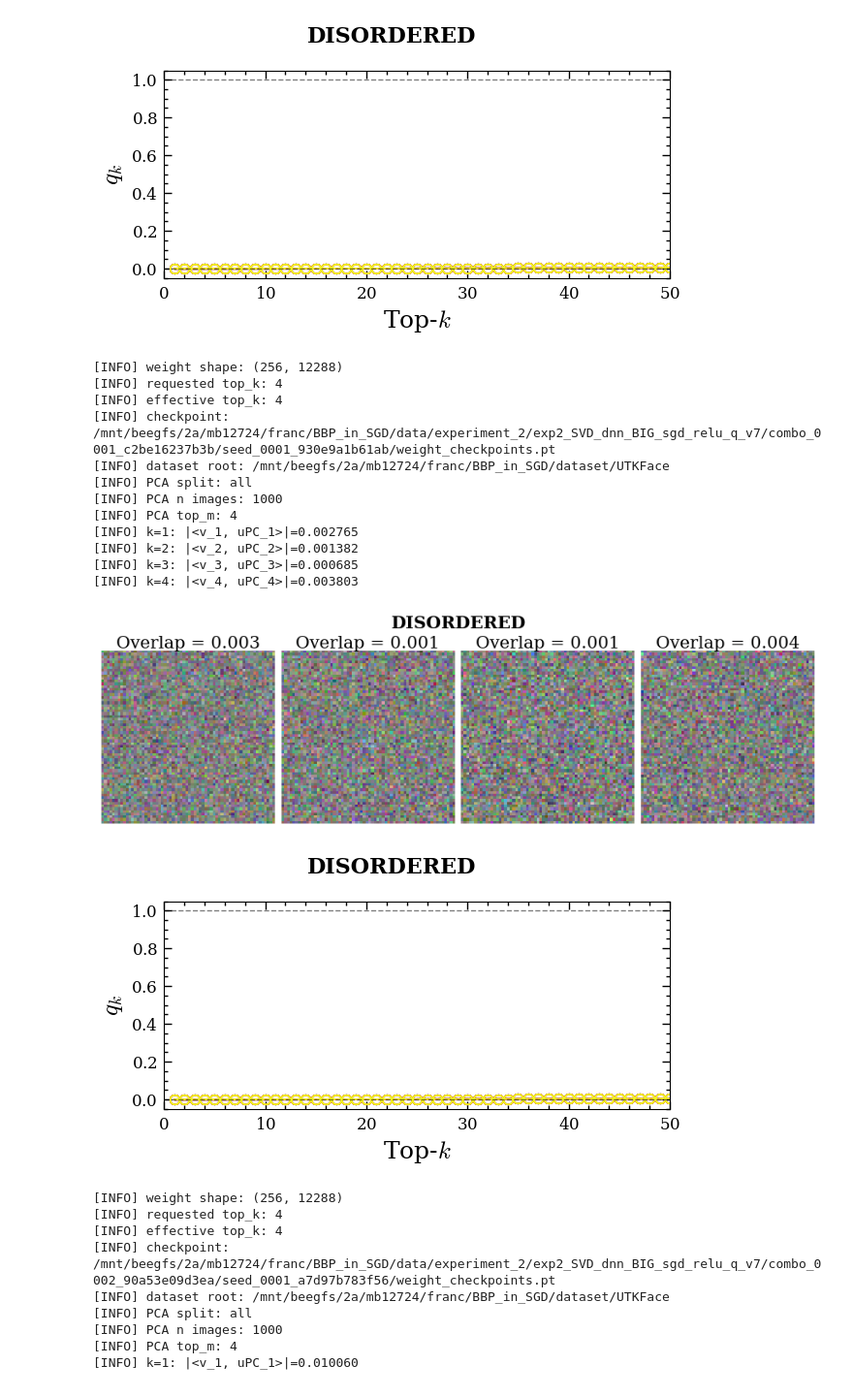
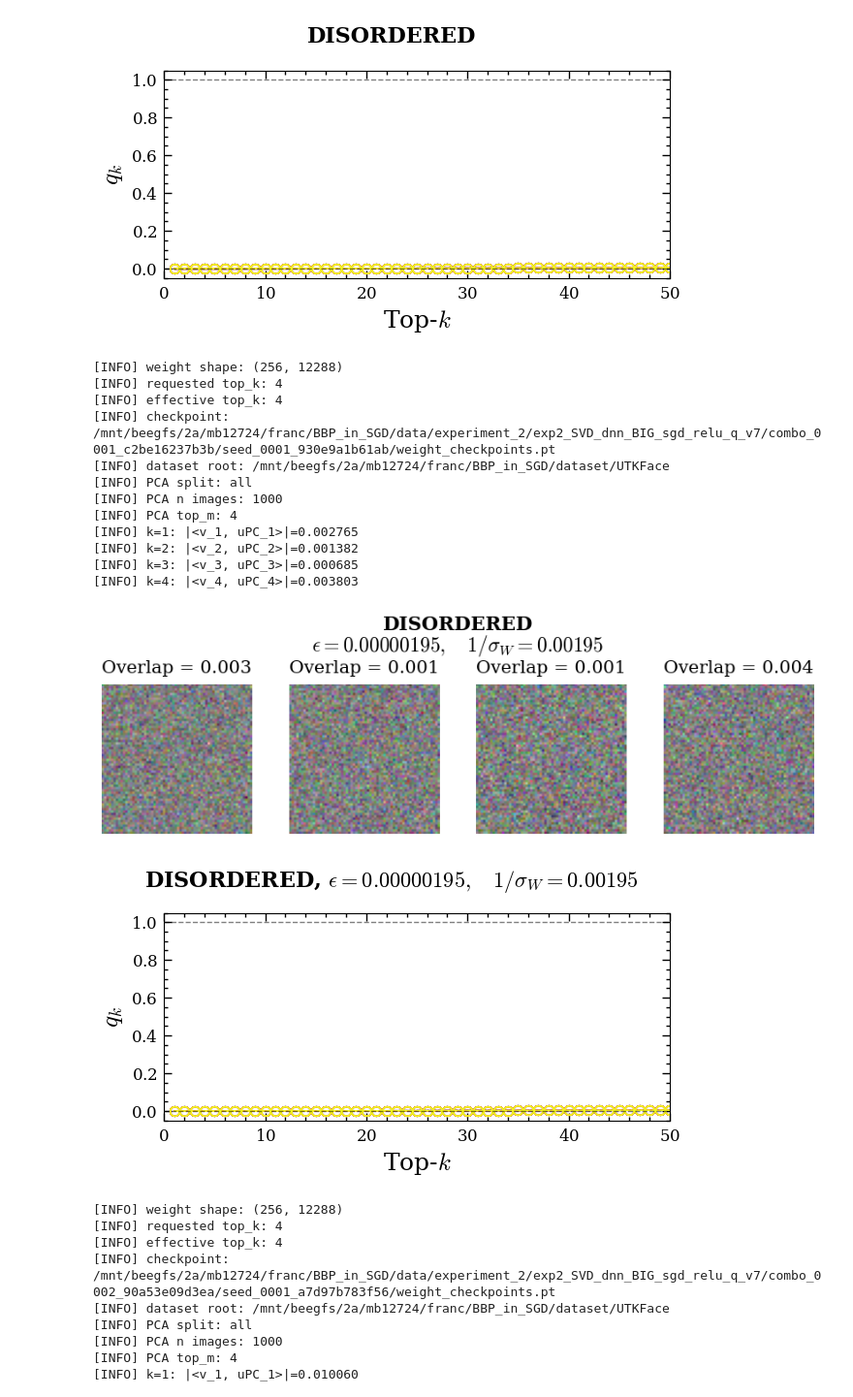
Before and after one commit to f-damico/BBP_in_SGD, a Jupyter notebook: notebook_svd_and_q.ipynb, the cells around one changed output. Shown at 97% size. Cells and saved outputs as stored; diff of their text form; code cells hidden in the pictures.

```diff
--- a/notebook_svd_and_q.ipynb
+++ b/notebook_svd_and_q.ipynb
@@ -4694,38 +4903,45 @@ res_img = plot_top_right_vectors_and_dataset_average(
     layer_name="layers.0",
     top_k=4,
     seed=1,
     max_cols=4,
     figsize_per_panel=(2.2, 2.6),
     title_fontsize=15,
     max_average_samples=1000,
-    top_text = "DISORDERED",
-    top_text_fontsize = 15,
+
+    top_text=r"DISORDERED",
+    top_text_fontsize=16,
+
+    top_subtitle=r"$\epsilon = 0.00000195,\quad 1/\sigma_W = 0.00195$",
+    top_subtitle_fontsize=17,
+
+    top_text_y=0.99,
+    top_subtitle_y=0.91,
+
+    image_title_pad=10,
 )
-
-## disordered at left
 
 res_img["fig"].savefig(
     "img_diso_BIG.pdf",
     format="pdf",
     bbox_inches="tight",
     dpi=300,
 )
 
 plt.show()
 # %% [output]
 [INFO] weight shape: (256, 12288)
 [INFO] requested top_k: 4
 [INFO] effective top_k: 4
 [INFO] checkpoint: /mnt/beegfs/2a/mb12724/franc/BBP_in_SGD/data/experiment_2/exp2_SVD_dnn_BIG_sgd_relu_q_v7/combo_0001_c2be16237b3b/seed_0001_930e9a1b61ab/weight_checkpoints.pt
 [INFO] dataset root: /mnt/beegfs/2a/mb12724/franc/BBP_in_SGD/dataset/UTKFace
 [INFO] PCA split: all
 [INFO] PCA n images: 1000
 [INFO] PCA top_m: 4
 [INFO] k=1: |<v_1, uPC_1>|=0.002765
 [INFO] k=2: |<v_2, uPC_2>|=0.001382
 [INFO] k=3: |<v_3, uPC_3>|=0.000685
 [INFO] k=4: |<v_4, uPC_4>|=0.003803
-[figure, old version]
+[figure, new version]
 # %%
 fig, axes, qC_res = plot_qC_subspace_overlap_vs_k(
     results_dir=results_dir,
@@ -4735,9 +4951,10 @@ fig, axes, qC_res = plot_qC_subspace_overlap_vs_k(
     layers=["layers.0"],
     side="right",
     max_k=50,
-    top_text="DISORDERED",
+    top_text = r"DISORDERED, $\epsilon = 0.00000195,\quad 1/\sigma_W = 0.00195$",
     top_text_fontsize=16,
     label_fontsize=18,
+    show_std = False,
 )
 
 fig.savefig(
@@ -4750,7 +4967,7 @@ fig.savefig(
 
 plt.show()
 # %% [output]
-[figure, old version]
+[figure, new version]
 # %%
 res_img = plot_top_right_vectors_and_dataset_average(
     results_dir=results_dir,
```
Also changed, not shown: parts of 25 cells of this notebook, 15 other files.
